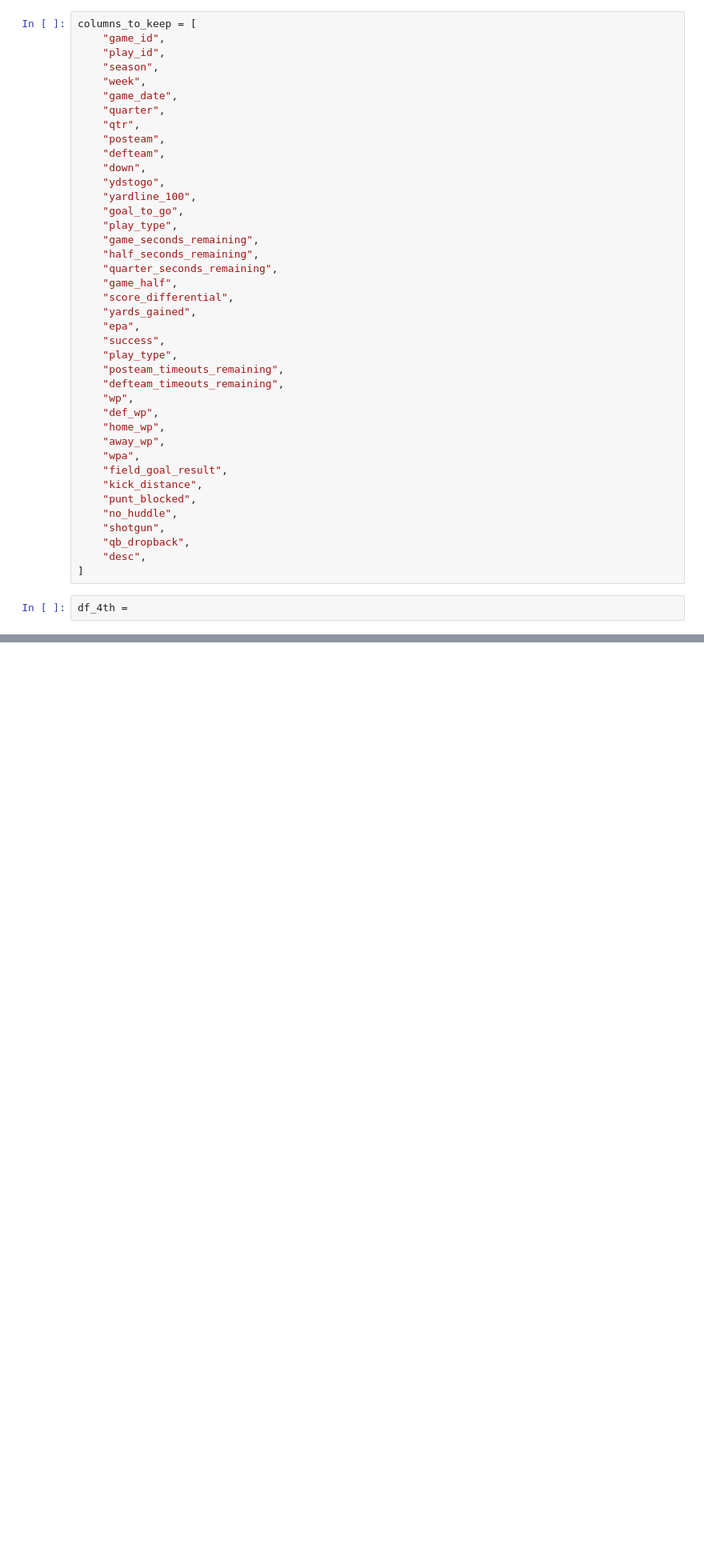
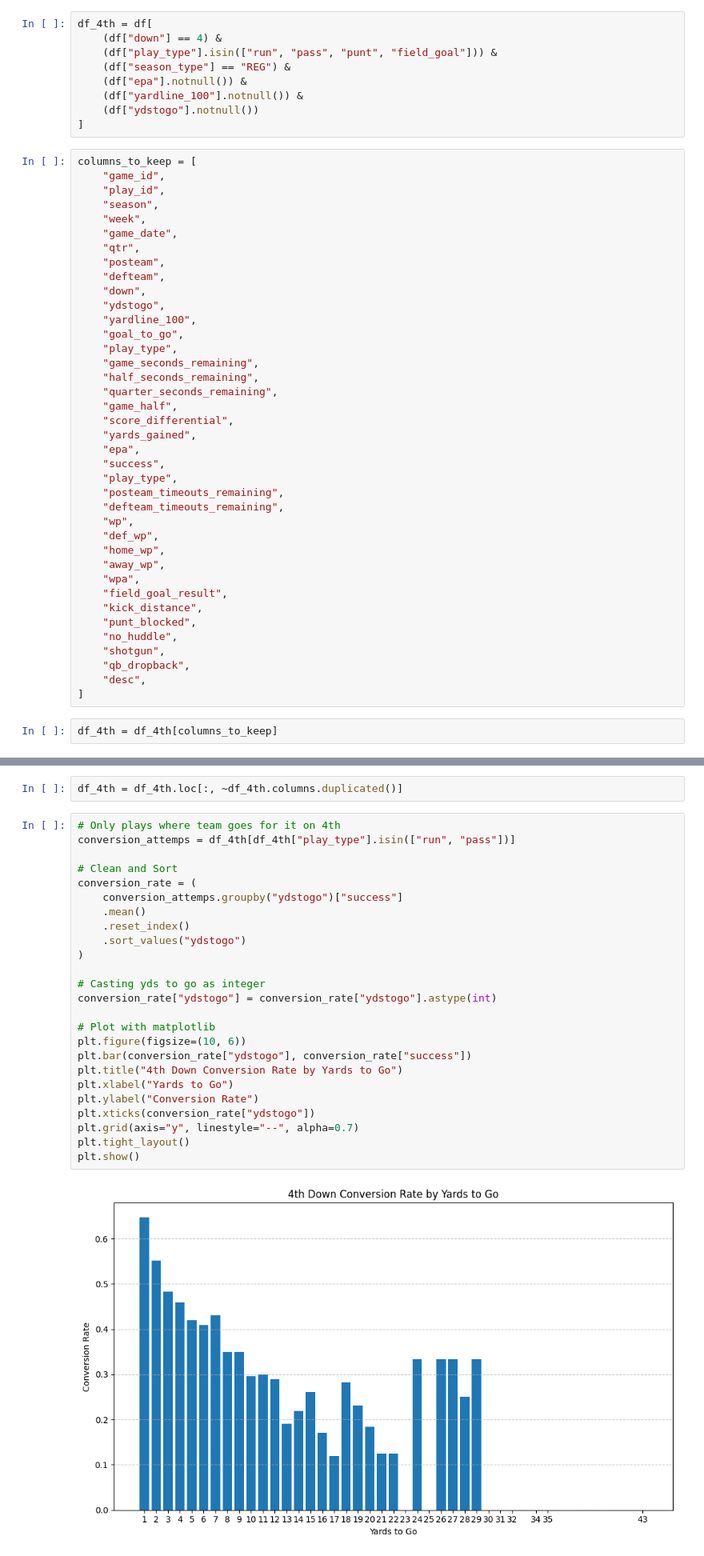
Before and after one commit to slimseidl/4th-Down-Model, a Jupyter notebook: notebooks/eda.ipynb, the cells around one changed output, grey strips where cells are left out. Shown at 80% size. Cells and saved outputs as stored; diff of their text form; blank space fills up the shorter version.

```diff
--- a/notebooks/eda.ipynb
+++ b/notebooks/eda.ipynb
@@ -54,6 +54,15 @@ list(df.columns)
  'route',
  'defense_man_zone_type',
  'defense_coverage_type']
+# %%
+df_4th = df[
+    (df["down"] == 4) &
+    (df["play_type"].isin(["run", "pass", "punt", "field_goal"])) &
+    (df["season_type"] == "REG") &
+    (df["epa"].notnull()) &
+    (df["yardline_100"].notnull()) &
+    (df["ydstogo"].notnull())
+]
 # %%
 columns_to_keep = [
     "game_id",
@@ -61,7 +70,6 @@ columns_to_keep = [
     "season",
     "week",
     "game_date",
-    "quarter",
     "qtr",
     "posteam",
     "defteam",
@@ -95,4 +103,4 @@ columns_to_keep = [
     "desc",
 ]
 # %%
-df_4th =
+df_4th = df_4th[columns_to_keep]
@@ -98,0 +122,29 @@ df_4th =
+# %%
+df_4th = df_4th.loc[:, ~df_4th.columns.duplicated()]
+# %%
+# Only plays where team goes for it on 4th
+conversion_attemps = df_4th[df_4th["play_type"].isin(["run", "pass"])]
+
+# Clean and Sort
+conversion_rate = (
+    conversion_attemps.groupby("ydstogo")["success"]
+    .mean()
+    .reset_index()
+    .sort_values("ydstogo")
+)
+
+# Casting yds to go as integer
+conversion_rate["ydstogo"] = conversion_rate["ydstogo"].astype(int)
+
+# Plot with matplotlib
+plt.figure(figsize=(10, 6))
+plt.bar(conversion_rate["ydstogo"], conversion_rate["success"])
+plt.title("4th Down Conversion Rate by Yards to Go")
+plt.xlabel("Yards to Go")
+plt.ylabel("Conversion Rate")
+plt.xticks(conversion_rate["ydstogo"])
+plt.grid(axis="y", linestyle="--", alpha=0.7)
+plt.tight_layout()
+plt.show()
+# %% [output]
+[figure, added]
```
Also changed, not shown: parts of 3 cells of this notebook.
